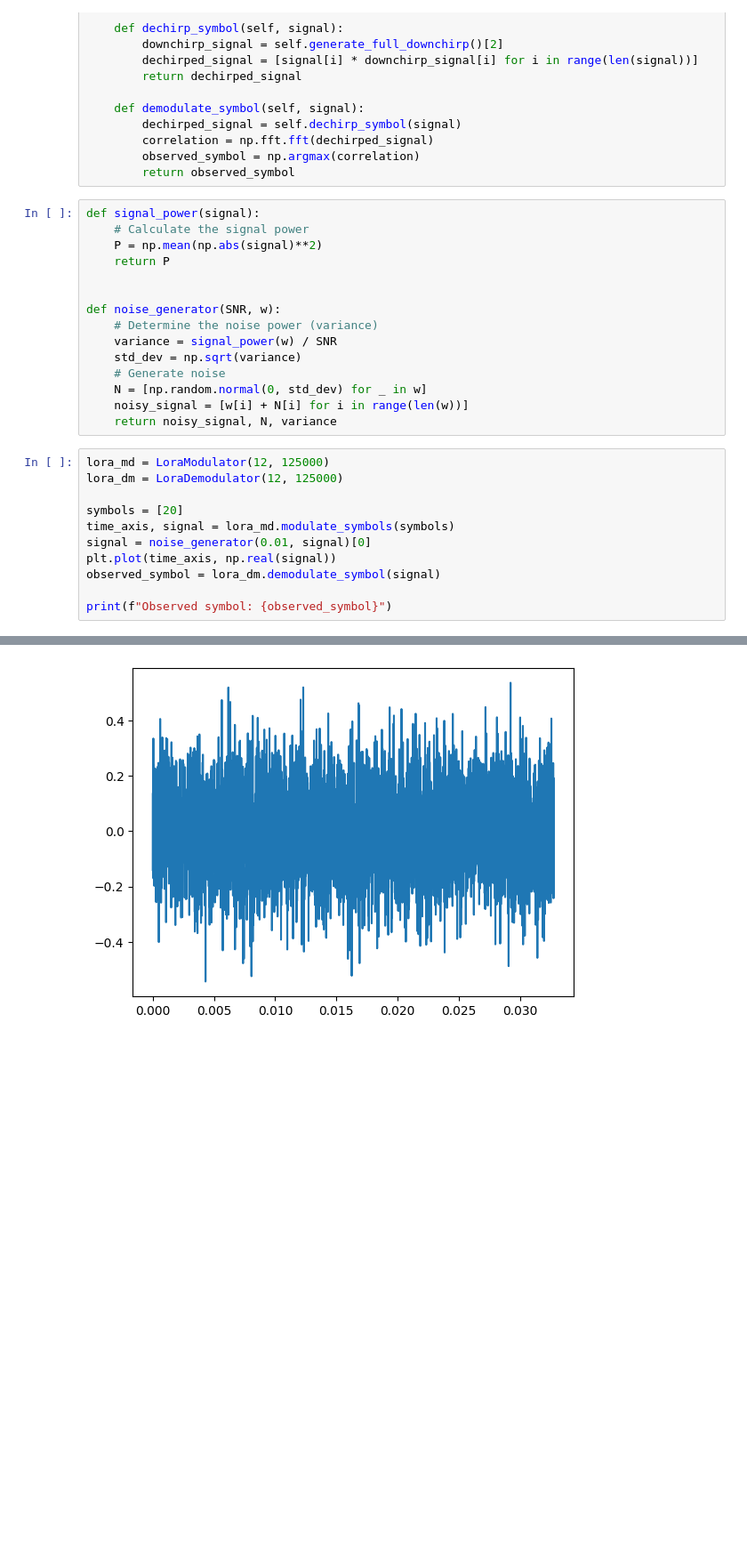
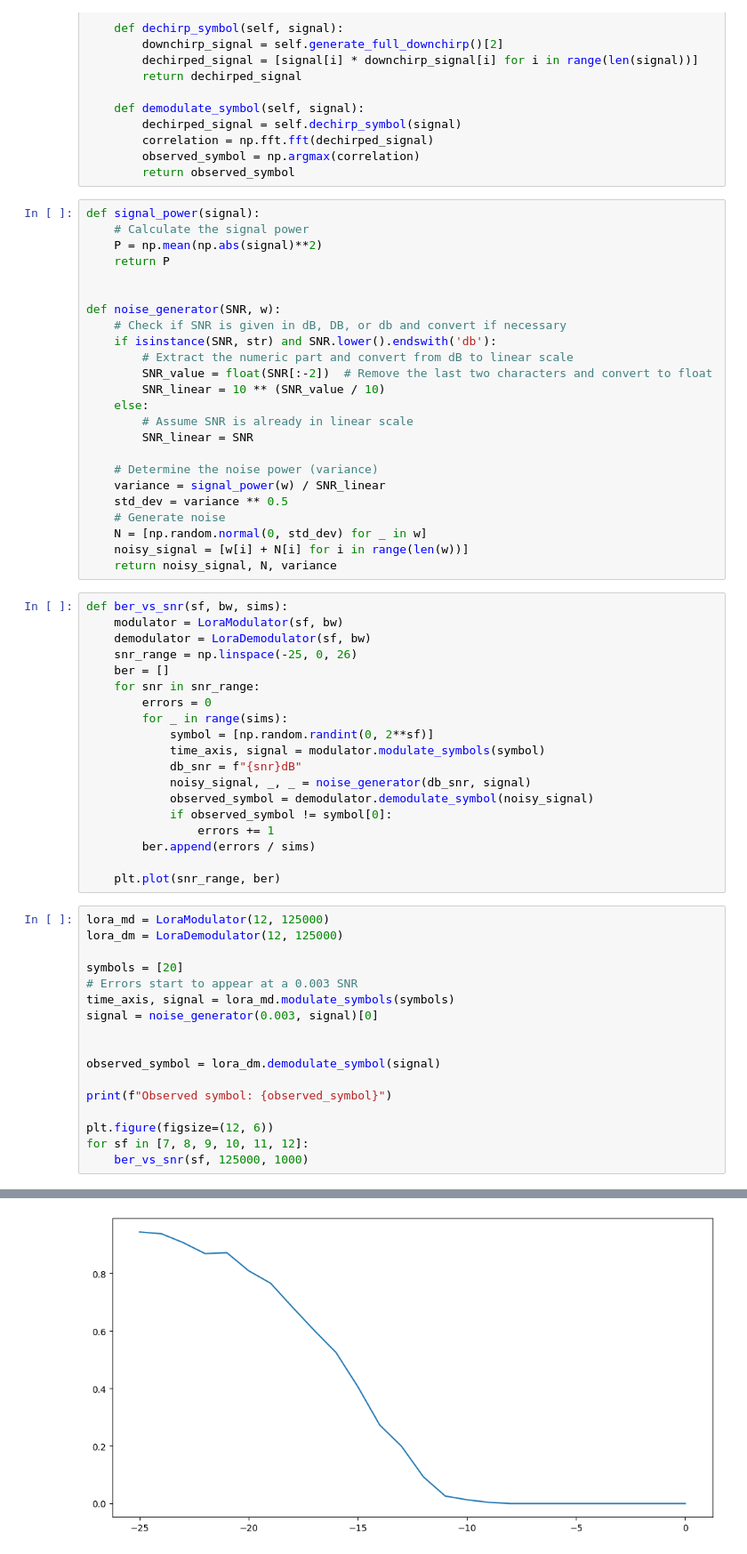
Before and after one commit to stefaema/LoRaSimulator, a Jupyter notebook: working/actual_prototype.ipynb, the cells around one changed output, grey strips where cells are left out. Shown at 89% size. Cells and saved outputs as stored; diff of their text form; blank space fills up the shorter version.

```diff
--- a/working/actual_prototype.ipynb
+++ b/working/actual_prototype.ipynb
@@ -272,23 +272,57 @@ def signal_power(signal):
 
 
 def noise_generator(SNR, w):
+    # Check if SNR is given in dB, DB, or db and convert if necessary
+    if isinstance(SNR, str) and SNR.lower().endswith('db'):
+        # Extract the numeric part and convert from dB to linear scale
+        SNR_value = float(SNR[:-2])  # Remove the last two characters and convert to float
+        SNR_linear = 10 ** (SNR_value / 10)
+    else:
+        # Assume SNR is already in linear scale
+        SNR_linear = SNR
+
     # Determine the noise power (variance)
-    variance = signal_power(w) / SNR
-    std_dev = np.sqrt(variance)
+    variance = signal_power(w) / SNR_linear
+    std_dev = variance ** 0.5
     # Generate noise
     N = [np.random.normal(0, std_dev) for _ in w]
     noisy_signal = [w[i] + N[i] for i in range(len(w))]
     return noisy_signal, N, variance
+# %%
+def ber_vs_snr(sf, bw, sims):
+    modulator = LoraModulator(sf, bw)
+    demodulator = LoraDemodulator(sf, bw)
+    snr_range = np.linspace(-25, 0, 26)
+    ber = []
+    for snr in snr_range:
+        errors = 0
+        for _ in range(sims):
+            symbol = [np.random.randint(0, 2**sf)]
+            time_axis, signal = modulator.modulate_symbols(symbol)
+            db_snr = f"{snr}dB"
+            noisy_signal, _, _ = noise_generator(db_snr, signal)
+            observed_symbol = demodulator.demodulate_symbol(noisy_signal)
+            if observed_symbol != symbol[0]:
+                errors += 1
+        ber.append(errors / sims)
+
+    plt.plot(snr_range, ber)
 # %%
 lora_md = LoraModulator(12, 125000)
 lora_dm = LoraDemodulator(12, 125000)
 
 symbols = [20]
+# Errors start to appear at a 0.003 SNR
 time_axis, signal = lora_md.modulate_symbols(symbols)
-signal = noise_generator(0.01, signal)[0]
-plt.plot(time_axis, np.real(signal))
+signal = noise_generator(0.003, signal)[0]
+
+
 observed_symbol = lora_dm.demodulate_symbol(signal)
 
 print(f"Observed symbol: {observed_symbol}")
+
+plt.figure(figsize=(12, 6))
+for sf in [7, 8, 9, 10, 11, 12]:
+    ber_vs_snr(sf, 125000, 1000)
 # %% [output]
 Observed symbol: 20
@@ -295 +330 @@ Observed symbol: 20
-[figure, old version]
+[figure, new version]
```
Also changed, not shown: parts of 1 cell of this notebook.
